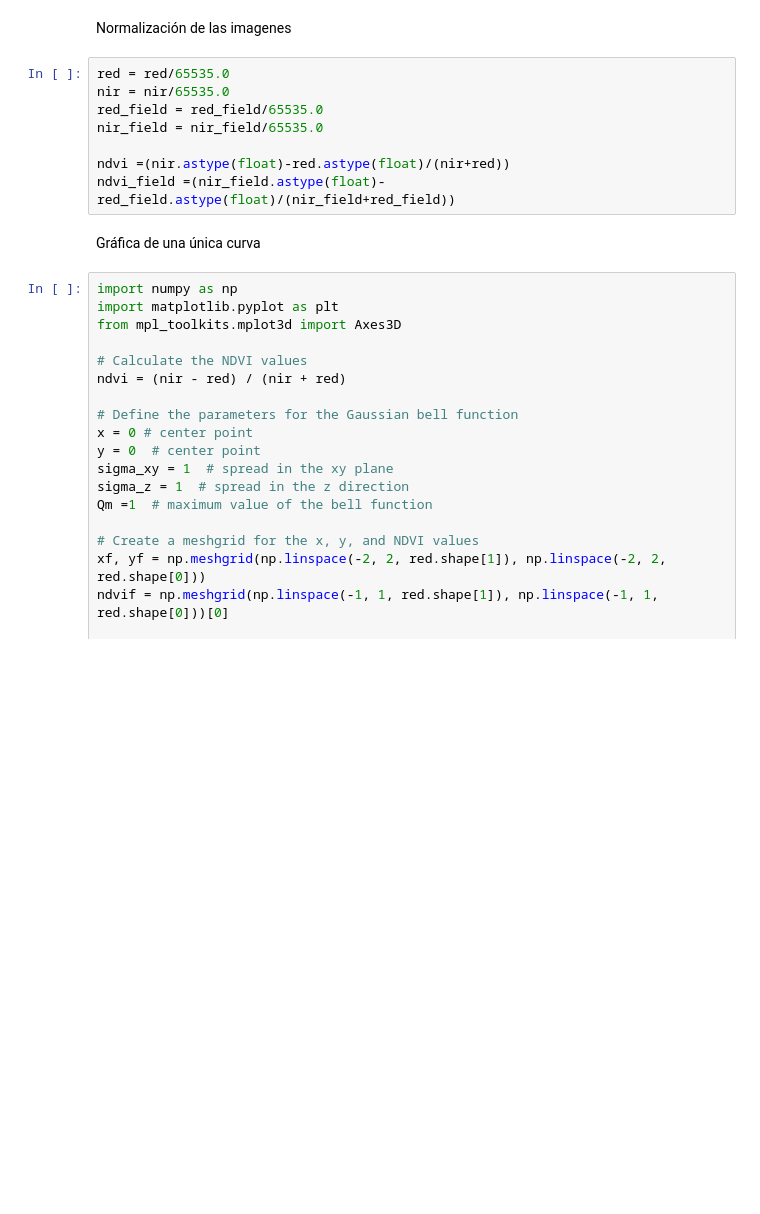
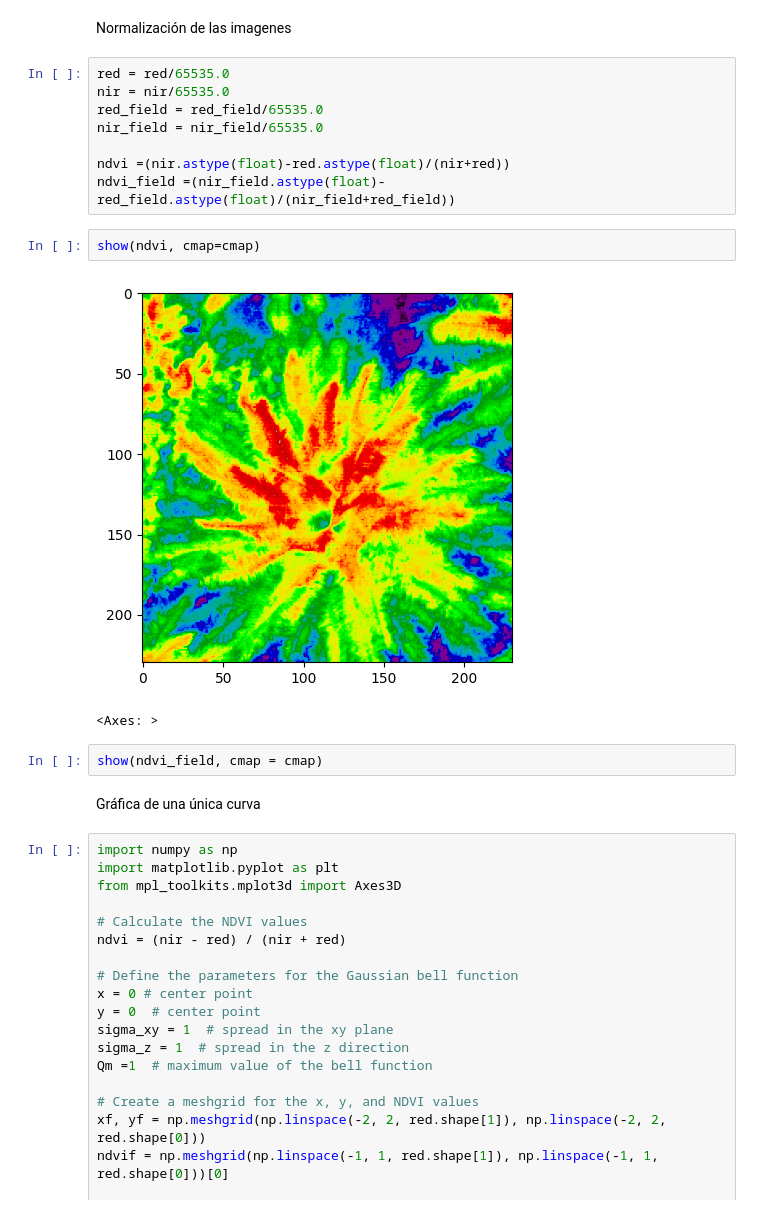
Before and after one commit to manularrea/Multispectral-Imaging-Analysis, a Jupyter notebook: index.ipynb, the cells around one changed output. Saved outputs shown, nothing was run; the diff lists cells and outputs as text; blank space fills up the shorter version.

Commit message:
ndvi show fix

```diff
--- a/index.ipynb
+++ b/index.ipynb
@@ -49,6 +40,13 @@ nir_field = nir_field/65535.0
 
 ndvi =(nir.astype(float)-red.astype(float)/(nir+red))
 ndvi_field =(nir_field.astype(float)-red_field.astype(float)/(nir_field+red_field))
+# %%
+show(ndvi, cmap=cmap)
+# %% [output]
+[figure, added]
+<Axes: >
+# %%
+show(ndvi_field, cmap = cmap)
 # %% [markdown]
 Gráfica de una única curva
 # %%
```
Also changed, not shown: parts of 2 cells of this notebook.
